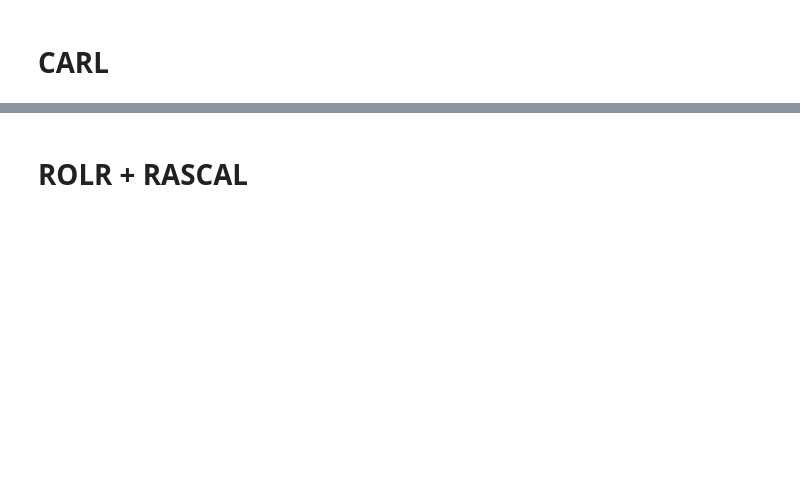
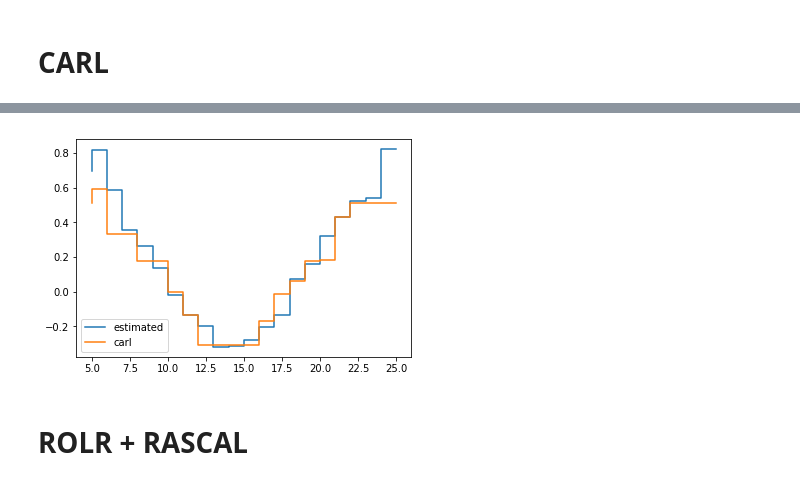
Before and after one commit to johannbrehmer/simulator-mining-example, a Jupyter notebook: Inference on Galton Board.ipynb, the cells around one changed output, grey strips where cells are left out. Cells and saved outputs as stored; diff of their text form; code cells hidden in the pictures; blank space fills up the shorter version.

```diff
--- a/Inference on Galton Board.ipynb
+++ b/Inference on Galton Board.ipynb
@@ -173,0 +178,14 @@ plt.show()
+# %%
+def make_carl(lr=0.001):
+    inputs = Input(shape=(2 + n_outputs, ))
+    thetas = Lambda(lambda x: x[:,-2:], output_shape=(2,))(inputs)
+    x = Lambda(lambda x: x[:,:-2], output_shape=(n_outputs,))(inputs)
+    h = Dense(hidden_size, activation="tanh")(thetas)
+    shat_thetas = Dense(n_outputs, activation="sigmoid")(h)
+
+    shat_x_thetas = dot([x, shat_thetas], axes=1)
+
+    model = Model(inputs=[inputs], outputs=[shat_x_thetas])
+    opt = Adam(lr=lr)
+    model.compile(loss=["binary_crossentropy"], optimizer=opt)
+    return model
@@ -174,3 +233,18 @@ plt.show()
+# %%
+r_true = np.log(p_estimated_0[5:-5]) - np.log(p_estimated_1[5:-5])
+
+x_test = to_categorical(np.array(range(n_nails)), num_classes=n_nails)
+r_carl = np.log(carl_calibrated.predict(np.hstack([x_test,
+                                 theta_0 * np.ones((n_nails, 1)),
+                                 theta_1 * np.ones((n_nails, 1))]))[0][5:-5])
+
+
+plt.step(range(5, n_nails-5), r_true, label="estimated")
+plt.step(range(5, n_nails-5), r_carl, label="carl")
+plt.legend()
+plt.show()
+# %% [output]
+[figure, added]
 # %% [markdown]
 # ROLR + RASCAL
 # %%
```
Also changed, not shown: parts of 19 cells of this notebook.
